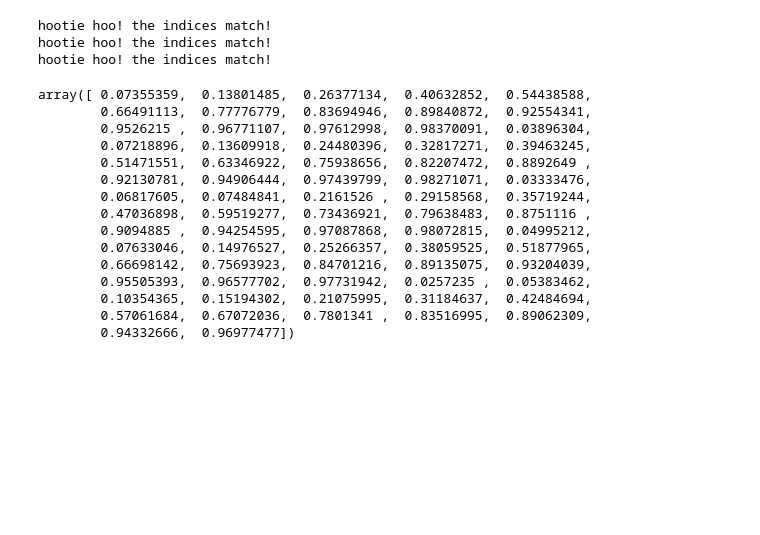
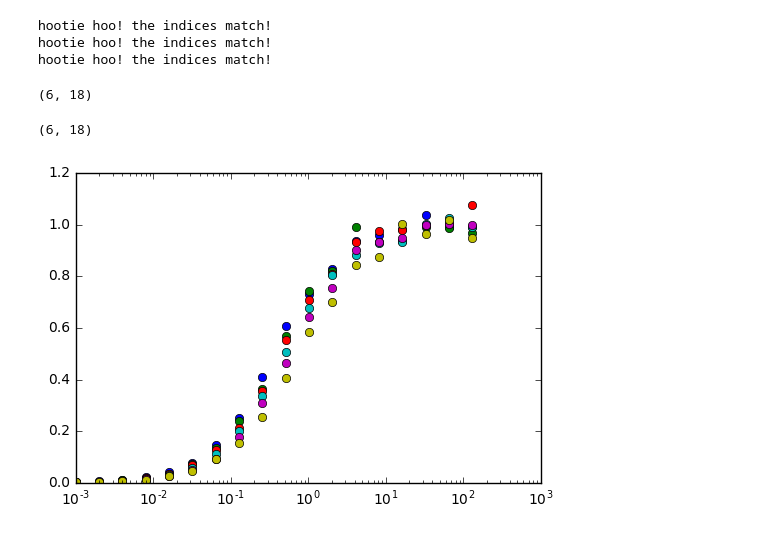
Before and after one commit to mcfitzgerald/thesis2.0, a Jupyter notebook: ipythes/working_jan17/simulated_sets/Untitled3.ipynb, the cells around one changed output. Cells and saved outputs as stored; diff of their text form; code cells hidden in the pictures; blank space fills up the shorter version.

```diff
--- a/ipythes/working_jan17/simulated_sets/Untitled3.ipynb
+++ b/ipythes/working_jan17/simulated_sets/Untitled3.ipynb
@@ -44,21 +44,18 @@ hootie hoo! the indices match!
 hootie hoo! the indices match!
 # %%
 import numpy as np
-# %%
-ligbind.test_mod(np.array([5.,2.,0.2,100.]),WT_09_lig,WT_09_rtot)
-# %% [output]
-array([ 0.07355359,  0.13801485,  0.26377134,  0.40632852,  0.54438588,
-        0.66491113,  0.77776779,  0.83694946,  0.89840872,  0.92554341,
-        0.9526215 ,  0.96771107,  0.97612998,  0.98370091,  0.03896304,
-        0.07218896,  0.13609918,  0.24480396,  0.32817271,  0.39463245,
-        0.51471551,  0.63346922,  0.75938656,  0.82207472,  0.8892649 ,
-        0.92130781,  0.94906444,  0.97439799,  0.98271071,  0.03333476,
-        0.06817605,  0.07484841,  0.2161526 ,  0.29158568,  0.35719244,
-        0.47036898,  0.59519277,  0.73436921,  0.79638483,  0.8751116 ,
-        0.9094885 ,  0.94254595,  0.97087868,  0.98072815,  0.04995212,
-        0.07633046,  0.14976527,  0.25266357,  0.38059525,  0.51877965,
-        0.66698142,  0.75693923,  0.84701216,  0.89135075,  0.93204039,
-        0.95505393,  0.96577702,  0.97731942,  0.0257235 ,  0.05383462,
-        0.10354365,  0.15194302,  0.21075995,  0.31184637,  0.42484694,
-        0.57061684,  0.67072036,  0.7801341 ,  0.83516995,  0.89062309,
-        0.94332666,  0.96977477])
+# %%
+a = ligbind.WymSim(sets=1)
+# %%
+a.meanset[0].shape
+# %% [output]
+(6, 18)
+# %%
+a.ligs.shape
+# %% [output]
+(6, 18)
+# %%
+%matplotlib inline
+plotter.semlog(a.ligs,a.meanset[0])
+# %% [output]
+[figure, added]
```
Also changed, not shown: parts of 120 cells of this notebook, 10 other files.
